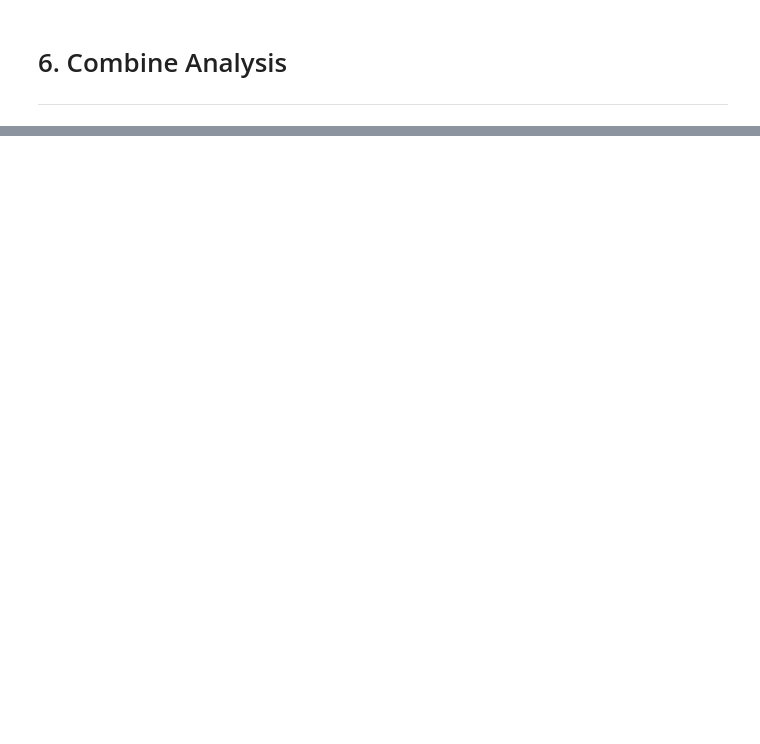
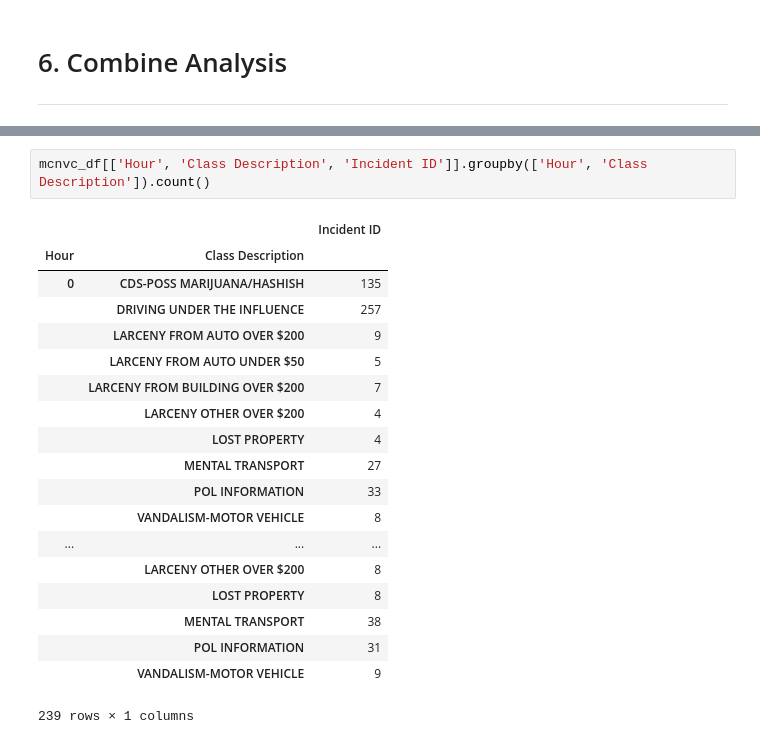
Before and after one commit to abugim/Minority-Report, a Jupyter notebook: Descrição Dataset.ipynb, the cells around one changed output, grey strips where cells are left out. Cells and saved outputs as stored; diff of their text form; blank space fills up the shorter version.

```diff
--- a/Descrição Dataset.ipynb
+++ b/Descrição Dataset.ipynb
@@ -316,0 +566,22 @@ Analyzing by city we can say that Silver Spring has the most crimes by far, whil
+# %%
+mcnvc_df[['Hour', 'Class Description', 'Incident ID']].groupby(['Hour', 'Class Description']).count()
+# %% [output]
+|  |  | Incident ID |
+| Hour | Class Description |  |
+| 0 | CDS-POSS MARIJUANA/HASHISH | 135 |
+|  | DRIVING UNDER THE INFLUENCE | 257 |
+|  | LARCENY FROM AUTO OVER $200 | 9 |
+|  | LARCENY FROM AUTO UNDER $50 | 5 |
+|  | LARCENY FROM BUILDING OVER $200 | 7 |
+|  | LARCENY OTHER OVER $200 | 4 |
+|  | LOST PROPERTY | 4 |
+|  | MENTAL TRANSPORT | 27 |
+|  | POL INFORMATION | 33 |
+|  | VANDALISM-MOTOR VEHICLE | 8 |
+| ... | ... | ... |
+|  | LARCENY OTHER OVER $200 | 8 |
+|  | LOST PROPERTY | 8 |
+|  | MENTAL TRANSPORT | 38 |
+|  | POL INFORMATION | 31 |
+|  | VANDALISM-MOTOR VEHICLE | 9 |
+239 rows × 1 columns
```
Also changed, not shown: parts of 23 cells of this notebook.
